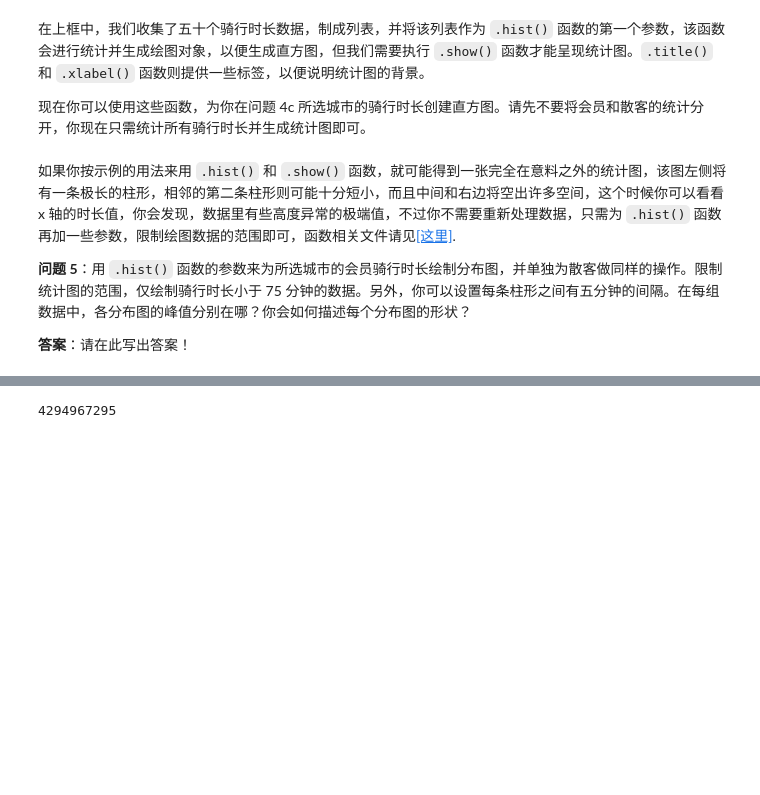
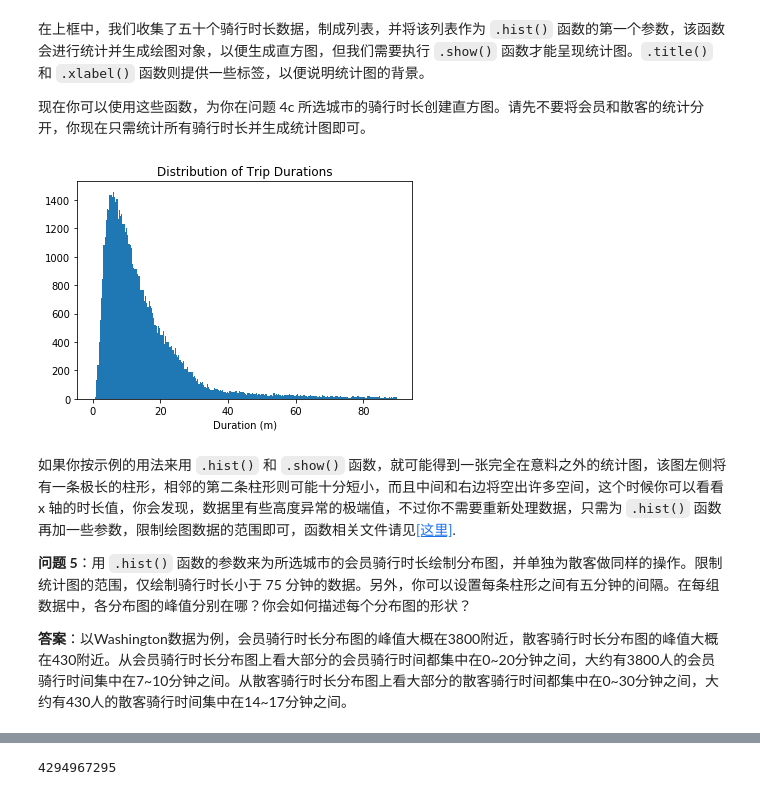
Before and after one commit to stoneboy100200/deep_learning_primary, a Jupyter notebook: bike-share-analysis/Bike_Share_Analysis-zh.ipynb, the cells around one changed output, grey strips where cells are left out. Drawn from its saved outputs; the diff is of its cells as text; code cells hidden in the pictures; blank space fills up the shorter version.

```diff
--- a/bike-share-analysis/Bike_Share_Analysis-zh.ipynb
+++ b/bike-share-analysis/Bike_Share_Analysis-zh.ipynb
@@ -458,6 +553,33 @@ plt.show()
+# %%
+## 使用本框及新框来收集所有骑行时长并制成列表。##
+## 使用 pyplot 函数来为骑行时长生成直方图。 ##
+
+
+import matplotlib.pyplot as plt
+%matplotlib inline
+
+
+def get_duration(filename):
+    with open(filename, 'r') as f_in:
+        reader = csv.DictReader(f_in)
+
+        durations = []
+        for row in reader:
+            durations.append(float(row['duration']))
+
+        return durations
+
+
+filename = "./data/Washington-2016-Summary.csv"
+plt.hist(get_duration(filename), bins=256, range=(0, 90))
+plt.title('Distribution of Trip Durations')
+plt.xlabel('Duration (m)')
+plt.show()
+# %% [output]
+[figure, added]
 # %% [markdown]
 如果你按示例的用法来用 `.hist()` 和 `.show()` 函数，就可能得到一张完全在意料之外的统计图，该图左侧将有一条极长的柱形，相邻的第二条柱形则可能十分短小，而且中间和右边将空出许多空间，这个时候你可以看看 x 轴的时长值，你会发现，数据里有些高度异常的极端值，不过你不需要重新处理数据，只需为 `.hist()` 函数再加一些参数，限制绘图数据的范围即可，函数相关文件请见[[这里]](https://matplotlib.org/devdocs/api/_as_gen/matplotlib.pyplot.hist.html#matplotlib.pyplot.hist).
 
 **问题 5**：用 `.hist()` 函数的参数来为所选城市的会员骑行时长绘制分布图，并单独为散客做同样的操作。限制统计图的范围，仅绘制骑行时长小于 75 分钟的数据。另外，你可以设置每条柱形之间有五分钟的间隔。在每组数据中，各分布图的峰值分别在哪？你会如何描述每个分布图的形状？
 
-**答案**：请在此写出答案！
+**答案**：以Washington数据为例，会员骑行时长分布图的峰值大概在3800附近，散客骑行时长分布图的峰值大概在430附近。从会员骑行时长分布图上看大部分的会员骑行时间都集中在0~20分钟之间，大约有3800人的会员骑行时间集中在7~10分钟之间。从散客骑行时长分布图上看大部分的散客骑行时间都集中在0~30分钟之间，大约有430人的散客骑行时间集中在14~17分钟之间。
```
Also changed, not shown: parts of 15 cells of this notebook, 4 other files.
